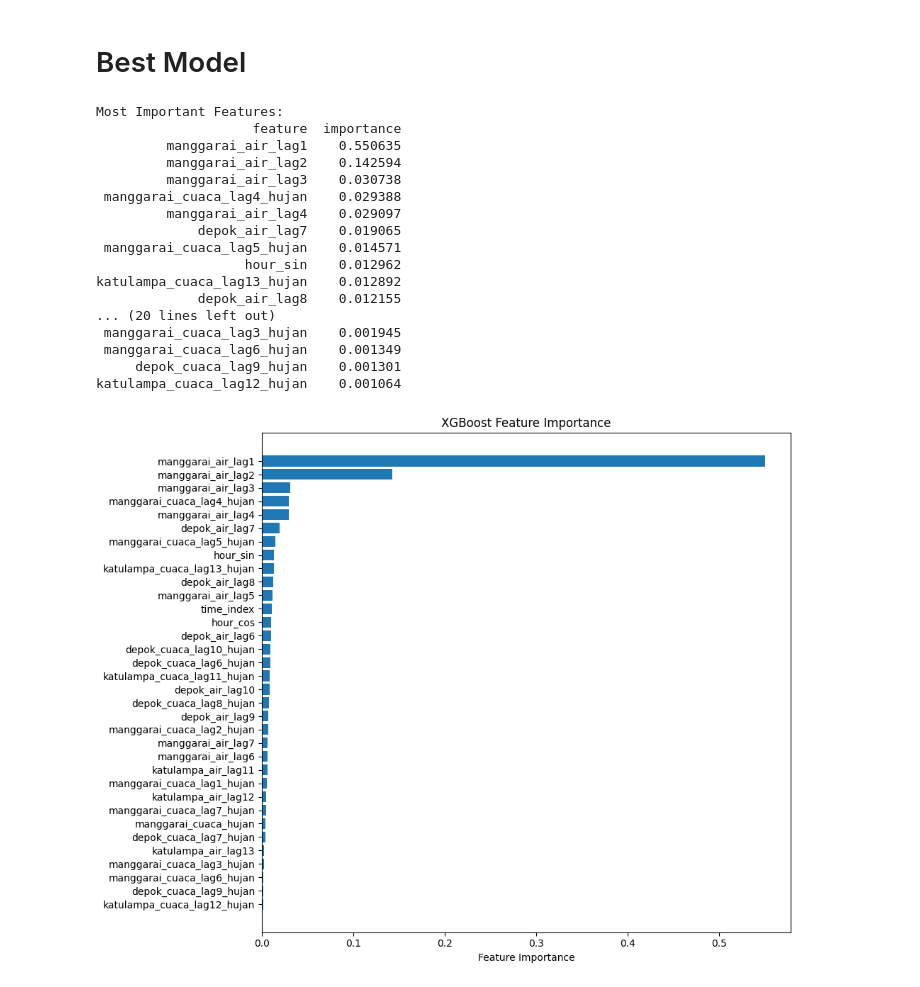
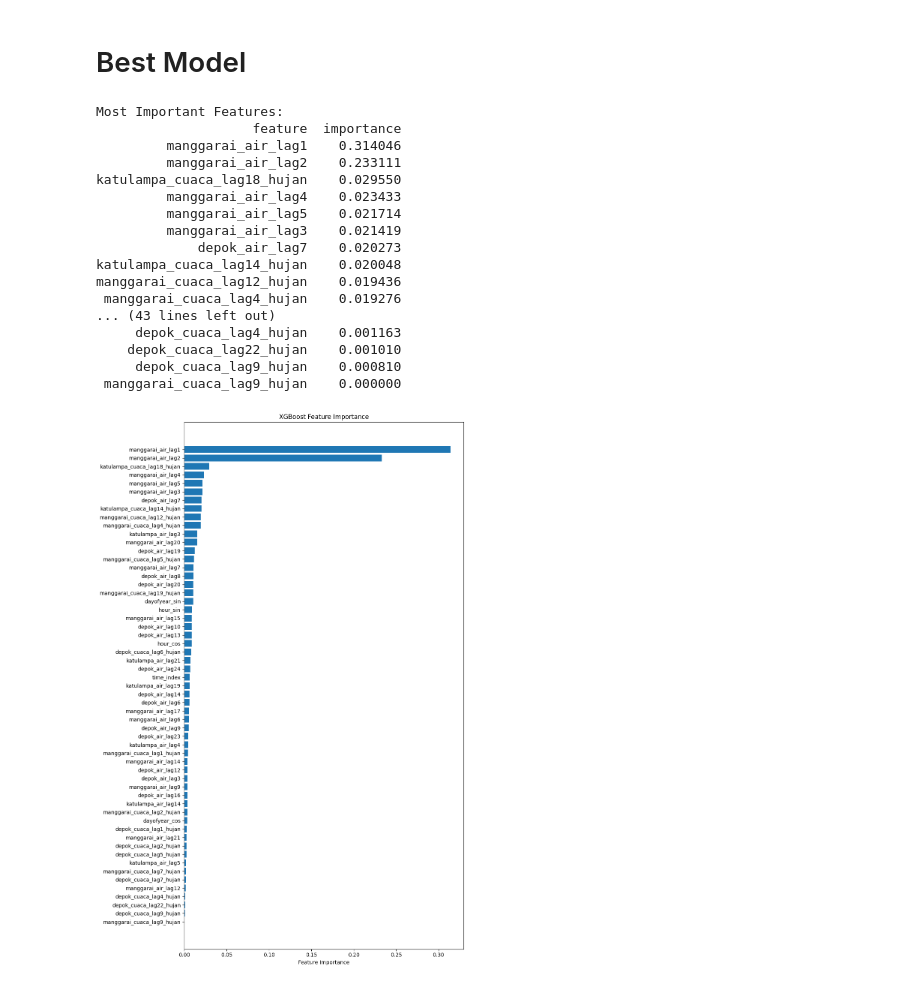
Before and after one commit to elvano22/Pintu-Air, a Jupyter notebook: notebooks/13_XGBoost_significant.ipynb, the cells around one changed output. Cells and saved outputs as stored; diff of their text form; code cells hidden in the pictures.

```diff
--- a/notebooks/13_XGBoost_significant.ipynb
+++ b/notebooks/13_XGBoost_significant.ipynb
@@ -253,9 +253,9 @@ df_results.to_csv('13_XGBoost_reduced_GridSearch_Results2.csv', index=False)
 # Best Model
 # %%
 final_params = fixed_params.copy()
-final_params['learning_rate'] = 0.03
-final_params['n_estimators'] = 200
-final_params['max_depth'] = 8
+final_params['learning_rate'] = 0.1
+final_params['n_estimators'] = 50
+final_params['max_depth'] = 7
 
 model = xgb.XGBRegressor(**final_params)
 
@@ -275,40 +275,40 @@ model.save_model(model_filename)
 # %%
 feature_importance = pd.DataFrame({
     'feature': X_train.columns,
     'importance': model.feature_importances_
 }).sort_values('importance', ascending=False)
 
 print("\nMost Important Features:")
 print(feature_importance.to_string(index=False))
 
-plt.figure(figsize=(10, 8))
+plt.figure(figsize=(10, 15))
 top_features = feature_importance
 plt.barh(range(len(top_features)), top_features['importance'])
 plt.yticks(range(len(top_features)), top_features['feature'])
 plt.xlabel('Feature Importance')
 plt.title('XGBoost Feature Importance')
 plt.gca().invert_yaxis()
 plt.tight_layout()
 plt.show()
 # %% [output]
 Most Important Features:
                     feature  importance
-         manggarai_air_lag1    0.550635
-         manggarai_air_lag2    0.142594
-         manggarai_air_lag3    0.030738
- manggarai_cuaca_lag4_hujan    0.029388
-         manggarai_air_lag4    0.029097
-             depok_air_lag7    0.019065
- manggarai_cuaca_lag5_hujan    0.014571
-                   hour_sin    0.012962
-katulampa_cuaca_lag13_hujan    0.012892
-             depok_air_lag8    0.012155
-... (20 lines left out)
- manggarai_cuaca_lag3_hujan    0.001945
- manggarai_cuaca_lag6_hujan    0.001349
-     depok_cuaca_lag9_hujan    0.001301
-katulampa_cuaca_lag12_hujan    0.001064
+         manggarai_air_lag1    0.314046
+         manggarai_air_lag2    0.233111
+katulampa_cuaca_lag18_hujan    0.029550
+         manggarai_air_lag4    0.023433
+         manggarai_air_lag5    0.021714
+         manggarai_air_lag3    0.021419
+             depok_air_lag7    0.020273
+katulampa_cuaca_lag14_hujan    0.020048
+manggarai_cuaca_lag12_hujan    0.019436
+ manggarai_cuaca_lag4_hujan    0.019276
+... (43 lines left out)
+     depok_cuaca_lag4_hujan    0.001163
+    depok_cuaca_lag22_hujan    0.001010
+     depok_cuaca_lag9_hujan    0.000810
+ manggarai_cuaca_lag9_hujan    0.000000
-[figure, old version]
+[figure, new version]
 # %%
 # --- PLOT 1: Training Validation Curve ---
 plt.figure(figsize=(10, 6))
```
Also changed, not shown: parts of 32 cells of this notebook, 35 other files.
